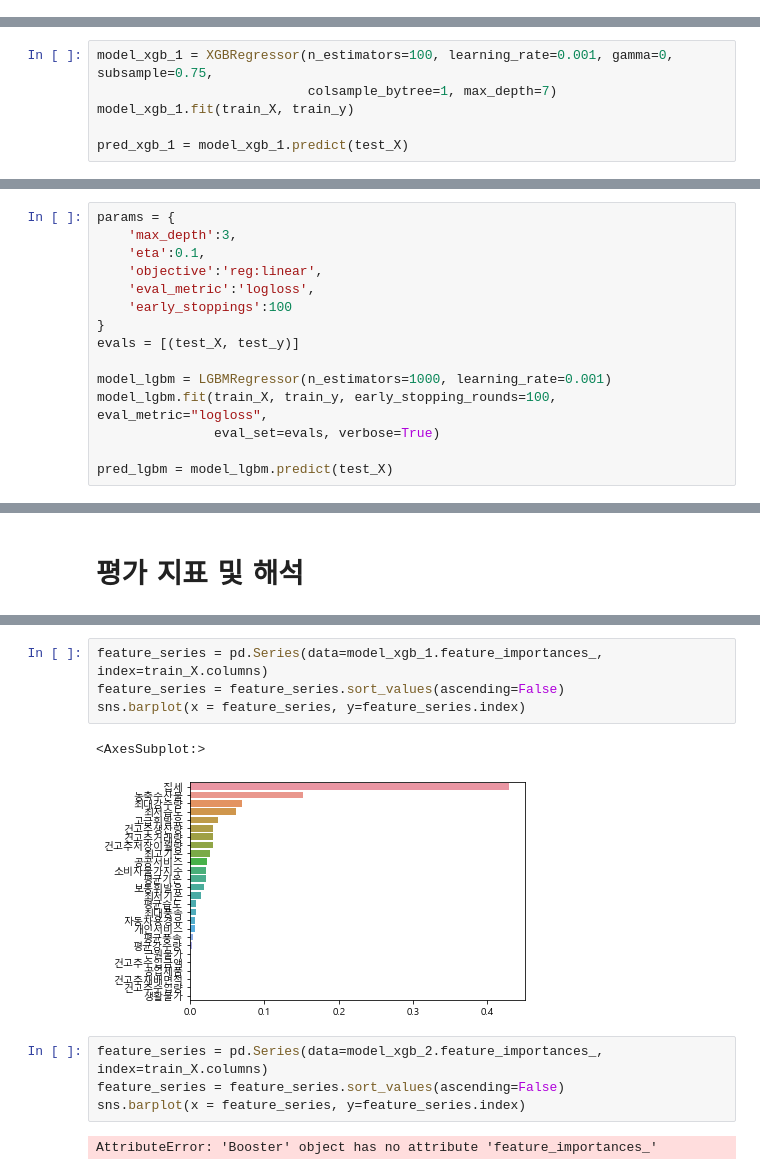
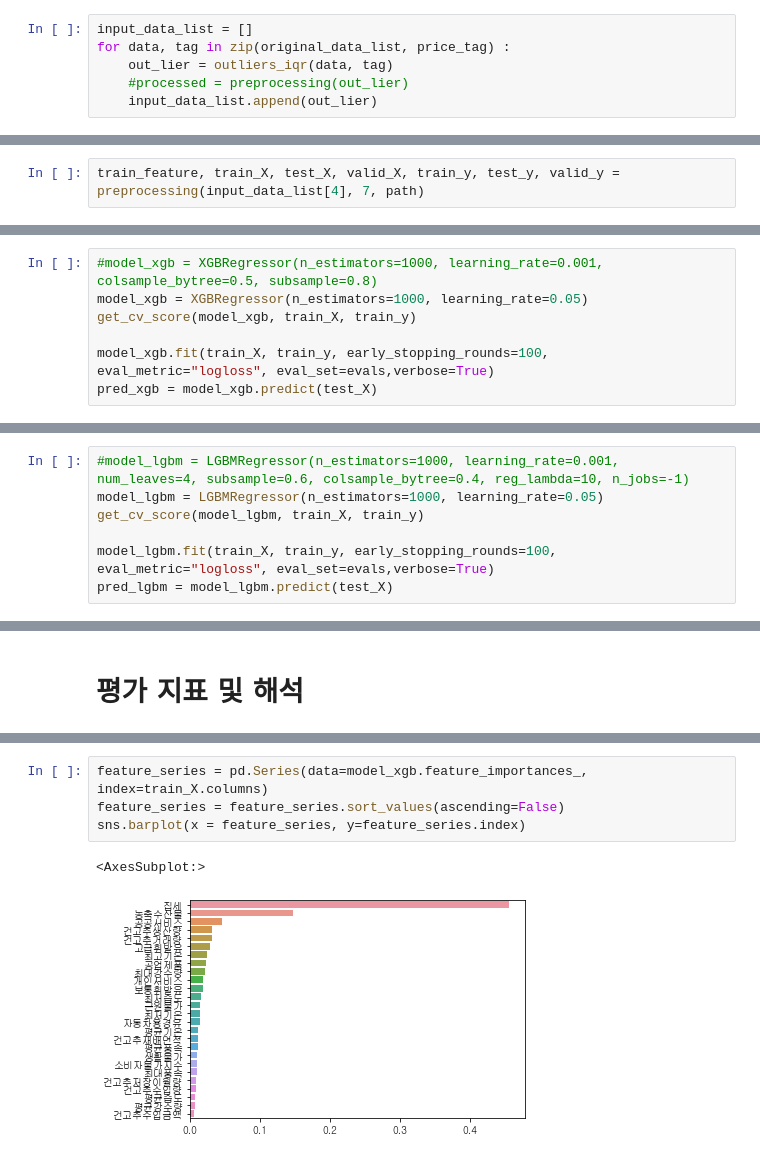
Before and after one commit to iDolphin99/proj-argricultural-price-predict, a Jupyter notebook: Dolphin/model_xgb_lgbm.ipynb, the cells around one changed output, grey strips where cells are left out. Drawn from its saved outputs; the diff is of its cells as text.

Commit message:
modify and merging xgb and lgbm

```diff
--- a/Dolphin/model_xgb_lgbm.ipynb
+++ b/Dolphin/model_xgb_lgbm.ipynb
@@ -204,3 +335,9 @@ def graph(pred, test_label) :
 # Preproecssing
 
 input_data_list -> 0:건고추, 1:대파, 2:마늘, 3:무, 4:배추
+# %%
+input_data_list = []
+for data, tag in zip(original_data_list, price_tag) :
+    out_lier = outliers_iqr(data, tag)
+    #processed = preprocessing(out_lier)
+    input_data_list.append(out_lier)
@@ -262,0 +425,2 @@ wlist = [(dtrain, 'train'), (dtest,'eval')]
+# %%
+train_feature, train_X, test_X, valid_X, train_y, test_y, valid_y = preprocessing(input_data_list[4], 7, path)
@@ -263,6 +451,7 @@ wlist = [(dtrain, 'train'), (dtest,'eval')]
 # %%
-model_xgb_1 = XGBRegressor(n_estimators=100, learning_rate=0.001, gamma=0, subsample=0.75,
-                           colsample_bytree=1, max_depth=7)
-model_xgb_1.fit(train_X, train_y)
+#model_xgb = XGBRegressor(n_estimators=1000, learning_rate=0.001, colsample_bytree=0.5, subsample=0.8)
+model_xgb = XGBRegressor(n_estimators=1000, learning_rate=0.05)
+get_cv_score(model_xgb, train_X, train_y)
 
-pred_xgb_1 = model_xgb_1.predict(test_X)
+model_xgb.fit(train_X, train_y, early_stopping_rounds=100, eval_metric="logloss", eval_set=evals,verbose=True)
+pred_xgb = model_xgb.predict(test_X)
@@ -302,16 +480,8 @@ Parameters: { "early_stoppings" } might not be used.
 # %%
-params = {
-    'max_depth':3,
-    'eta':0.1,
-    'objective':'reg:linear',
-    'eval_metric':'logloss',
-    'early_stoppings':100
-}
-evals = [(test_X, test_y)]
+#model_lgbm = LGBMRegressor(n_estimators=1000, learning_rate=0.001, num_leaves=4, subsample=0.6, colsample_bytree=0.4, reg_lambda=10, n_jobs=-1)
+model_lgbm = LGBMRegressor(n_estimators=1000, learning_rate=0.05)
+get_cv_score(model_lgbm, train_X, train_y)
 
-model_lgbm = LGBMRegressor(n_estimators=1000, learning_rate=0.001)
-model_lgbm.fit(train_X, train_y, early_stopping_rounds=100, eval_metric="logloss",
-               eval_set=evals, verbose=True)
-
+model_lgbm.fit(train_X, train_y, early_stopping_rounds=100, eval_metric="logloss", eval_set=evals,verbose=True)
 pred_lgbm = model_lgbm.predict(test_X)
 # %% [output]
@@ -429,15 +569,9 @@ graph(pred_lgbm, true_y)
 # %%
-feature_series = pd.Series(data=model_xgb_1.feature_importances_, index=train_X.columns)
+feature_series = pd.Series(data=model_xgb.feature_importances_, index=train_X.columns)
 feature_series = feature_series.sort_values(ascending=False)
 sns.barplot(x = feature_series, y=feature_series.index)
 # %% [output]
 <AxesSubplot:>
-[figure, old version]
+[figure, new version]
-# %%
-feature_series = pd.Series(data=model_xgb_2.feature_importances_, index=train_X.columns)
-feature_series = feature_series.sort_values(ascending=False)
-sns.barplot(x = feature_series, y=feature_series.index)
-# %% [output]
-AttributeError: 'Booster' object has no attribute 'feature_importances_'
 # %%
 # 회귀 트리 Regressor 클래스는 선형 호귀와 다른 처리 방식이므로 회귀 계수를 제공하는 coef_ 속성이 없다.
```
Also changed, not shown: parts of 36 cells of this notebook, 3 other files.
